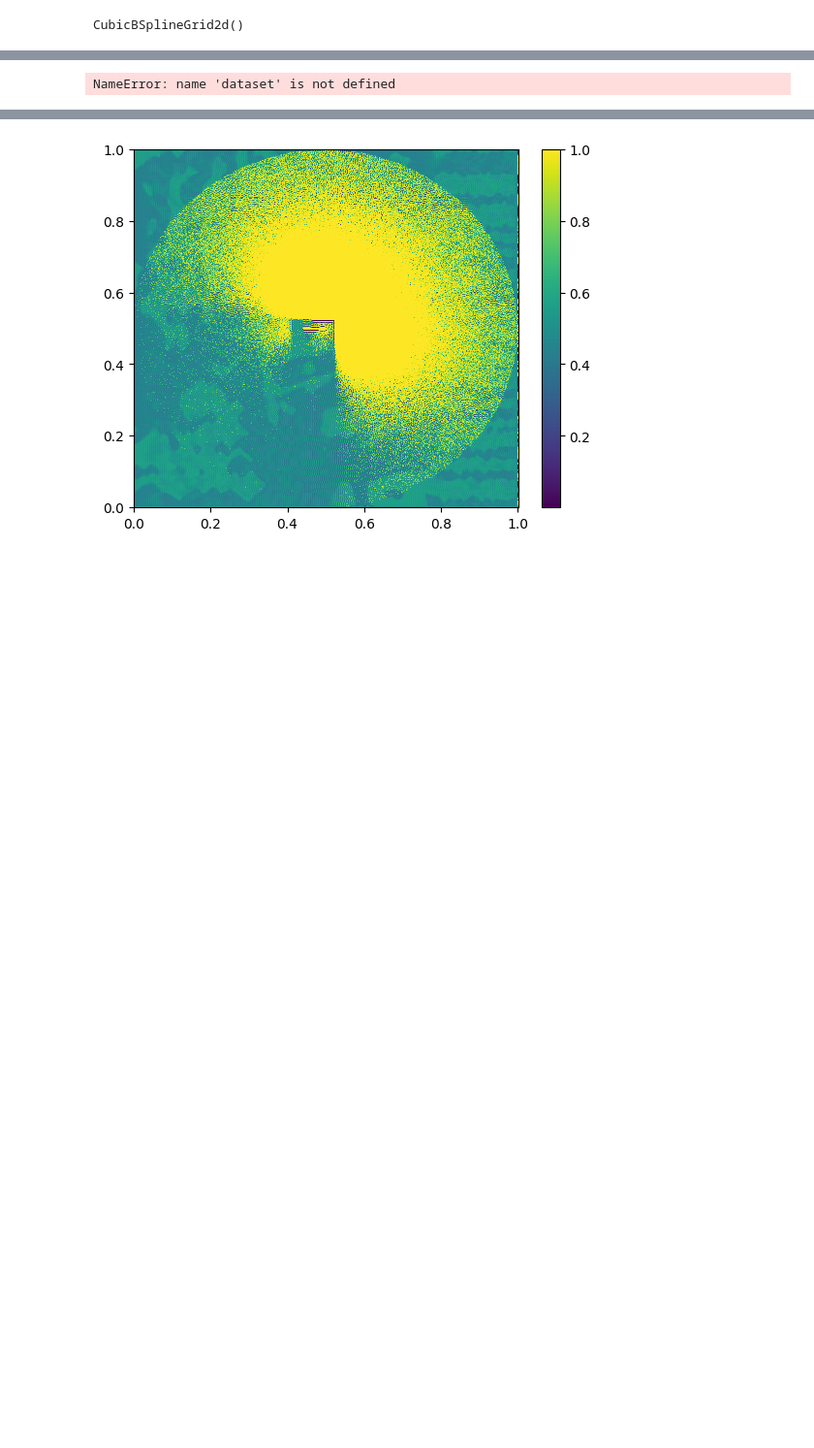
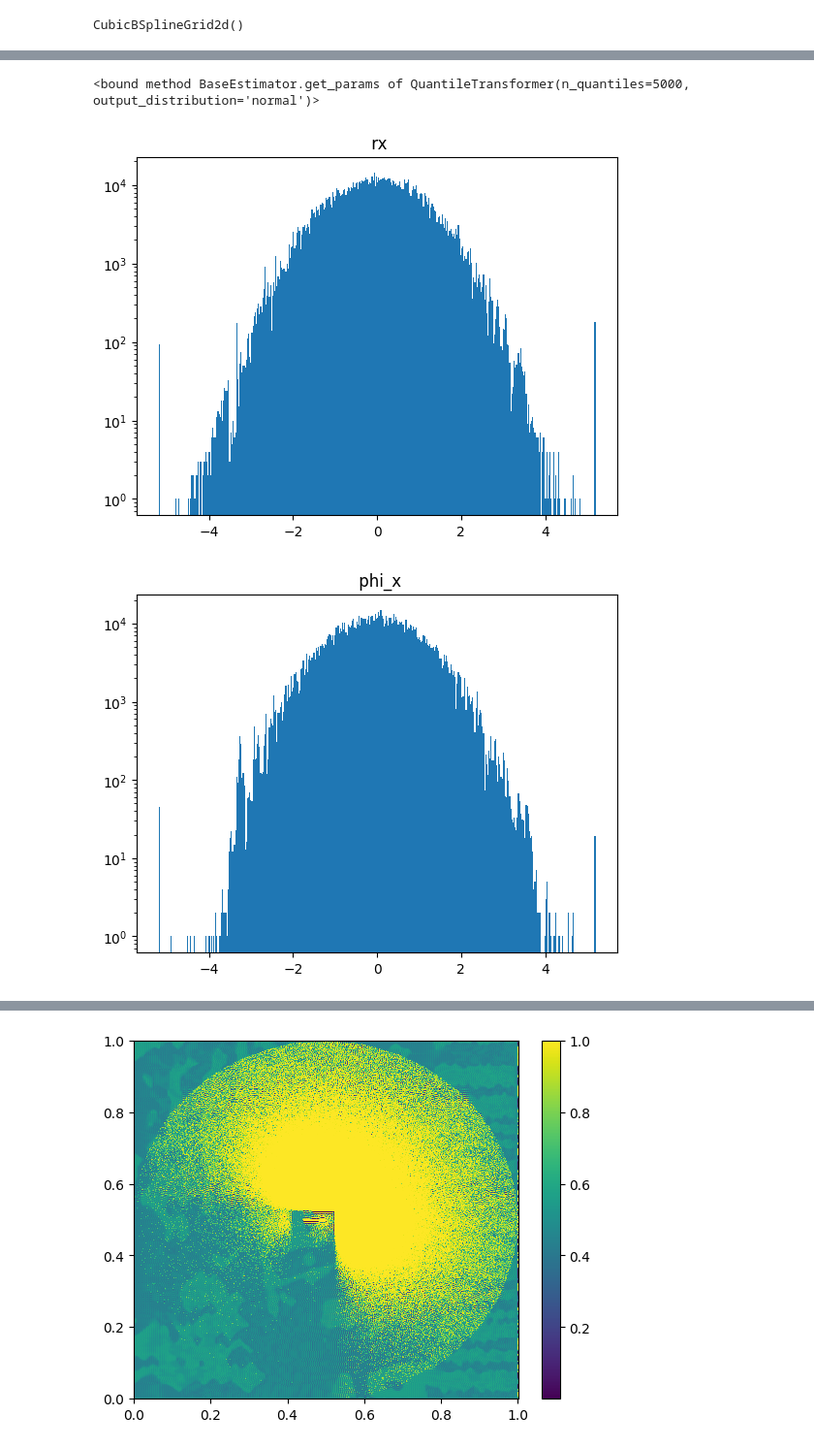
Before and after one commit to Alonl14/ML_Project, a Jupyter notebook: Main.ipynb, the cells around one changed output, grey strips where cells are left out. Shown at 97% size. Drawn from its saved outputs; the diff is of its cells as text; code cells hidden in the pictures; blank space fills up the shorter version.

```diff
--- a/Main.ipynb
+++ b/Main.ipynb
@@ -79,30 +77,27 @@ print(df_N.shape)
 # %%
 class ParticleDataset(Dataset):
-  def __init__(self, data_path, norm_path):
+  def __init__(self, data_path, norm_path,QT):
     super().__init__()
     self.data = pd.read_csv(data_path)
     # self.data = self.data[self.data[' pdg'].isin([2112])]  # 22 - photons , 2112 - neutrons
-    self.data = self.data[[" xx"," yy"," pxx"," pyy"," pzz"," eneg"," time"]]
-    self.data['r'] = np.sqrt(self.data[' xx'].values**2 + self.data[' yy'].values**2)
-    self.data['theta'] = np.arccos(self.data[' pzz'].values/np.sqrt(self.data[' pxx'].values**2+self.data[' pyy'].values**2+self.data[' pzz'].values**2))
+    self.data[' rx'] = np.sqrt(self.data[' xx'].values**2 + self.data[' yy'].values**2)
+    self.data[' rp'] = np.sqrt(self.data[' pxx'].values**2 + self.data[' pyy'].values**2)
+    self.data[' phi_p'] = np.arctan2(self.data[' pxx'].values,self.data[' pyy'].values) + np.pi
+    self.data[' phi_x'] = np.arctan2(self.data[' xx'].values,self.data[' yy'].values) + np.pi
+    self.data = self.data[[" rx"," phi_x"," rp"," phi_p"," pzz"," eneg"," time"]]
+    self.data['theta'] = np.arccos(self.data[' pzz'].values/np.sqrt(self.data[' rx'].values**2+self.data[' pzz'].values**2))
     self.norm = pd.read_csv(norm_path, index_col=0)
-    self.data[[' eneg',' time']]= np.log(self.data[[' eneg',' time']])
-    self.norm['min'][[' eneg',' time']] = np.log(self.norm['min'][[' eneg',' time']])
-    self.norm['max'][[' eneg',' time']] = np.log(self.norm['max'][[' eneg',' time']])
     for col in self.norm.index:
         self.data[col] = (self.data[col] - self.norm['min'][col]+ 10**(-5))/(self.norm['max'][col]-self.norm['min'][col]+2*10**(-5))
-
-    #QT = qt(output_distribution='normal')
-    #self.data = QT.fit_transform(self.data)
+    self.data[' pzz'] = 1 - self.data[' pzz']
+    self.data[[' rp',' pzz',' eneg',' time']]= np.log(self.data[[' rp',' pzz',' eneg',' time']])
+    self.preprocess = self.data.values
+    self.quantiles = QT.fit(self.data)
+    self.data = QT.fit_transform(self.data)
     #self.data = np.sqrt(2)*sp.erfinv(2*self.data-1)
     self.data = self.data.astype(np.float32)
-    self.data = self.data.values
   def __getitem__(self, item):
     return self.data[item, :]
   def __len__(self):
     return self.data.shape[0]
-# %%
-print(np.max(dataset.data[:,7]))
-# %% [output]
-NameError: name 'dataset' is not defined
 # %%
@@ -110 +106,20 @@ dataset = ParticleDataset('Full_Sim_10M.csv', 'Full_Sim_55M_stats.csv')
 dataloader = DataLoader(dataset.data[:,:7], batch_size = 256, shuffle = True)
+# %%
+params = dataset.quantiles.get_params
+print(params)
+# %% [output]
+<bound method BaseEstimator.get_params of QuantileTransformer(n_quantiles=5000, output_distribution='normal')>
+# %%
+param_list = [" rx"," phi_x"," rp"," phi_p"," pzz"," eneg"," time","theta"]
+check = pd.DataFrame([])
+for i in range(8):
+    plt.hist(dataset.data[:,i],bins=400)
+    check[param_list[i]] = dataset.data[:,i]
+    plt.yscale('log')
+    plt.title(param_list[i])
+    plt.figure()
+plots(check)
+plt.show()
+# %% [output]
+[figure, added]
+[figure, added]
```
Also changed, not shown: parts of 13 cells of this notebook.
